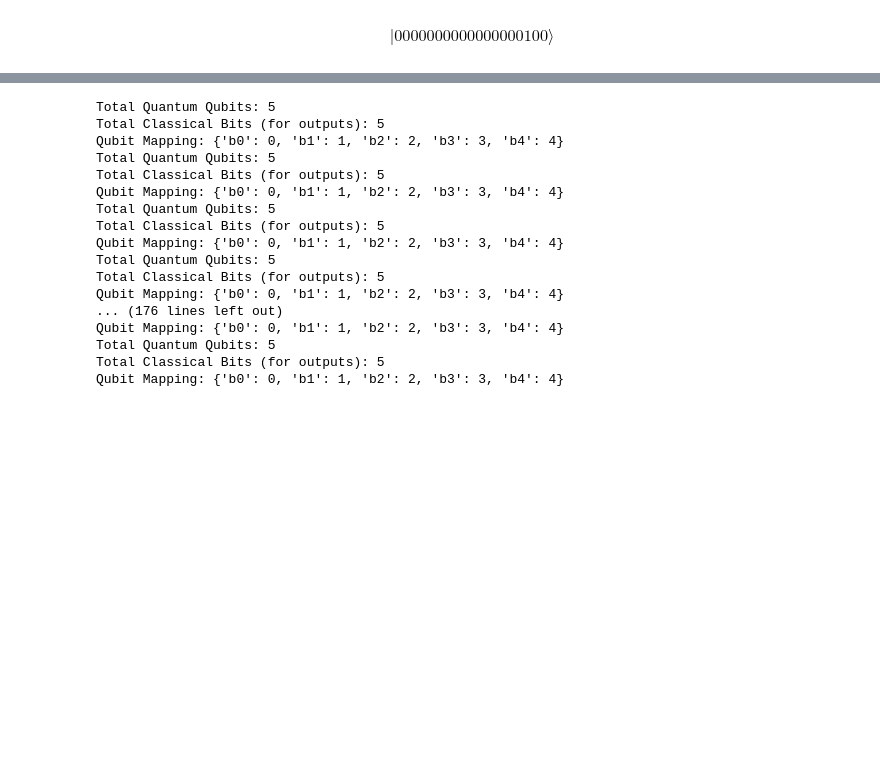
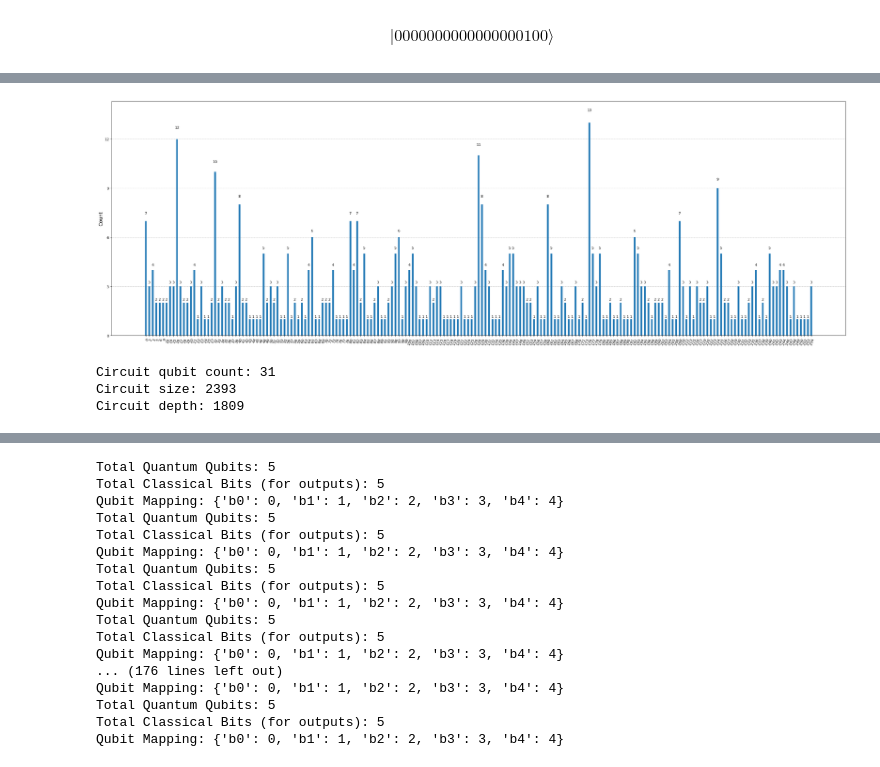
Before and after one commit to Flirm/quantum-circuits-implementation, a Jupyter notebook: implementations/windowed_arithmetic/notebooks/windowed_a.ipynb, the cells around one changed output, grey strips where cells are left out. Saved outputs shown, nothing was run; the diff lists cells and outputs as text; code cells hidden in the pictures; blank space fills up the shorter version.

```diff
--- a/implementations/windowed_arithmetic/notebooks/windowed_a.ipynb
+++ b/implementations/windowed_arithmetic/notebooks/windowed_a.ipynb
@@ -2773,3 +2771,8 @@ Qubit Mapping: {'b0': 0, 'b1': 1, 'b2': 2, 'b3': 3, 'b4': 4}
+# %%
+result = job.result()[0].data.reg_classic.get_int_counts()
+plot_histogram(result, figsize=[30,10])
+# %% [output]
+[figure, added]
 # %%
 from qiskit_aer import QasmSimulator
 
@@ -2778,12 +2781,20 @@ backend1 = QasmSimulator()
 backend1.set_max_qubits(31)
 qc1 = transpile(qc, backend=backend1)
 
+print(f"Circuit qubit count: {qc1.num_qubits}")
+print(f"Circuit size: {qc1.size()}")
+print(f"Circuit depth: {qc1.depth()}")
+
 from qiskit_ibm_runtime import SamplerV2 as Sampler
 
 sampler = Sampler(backend1)
 job = sampler.run([qc1], shots=1024)
 
 counts = job.result()[0].data.reg_classic.get_int_counts()
+# %% [output]
+Circuit qubit count: 31
+Circuit size: 2393
+Circuit depth: 1809
 # %%
 from qiskit.visualization import plot_histogram
 
```
Also changed, not shown: parts of 10 cells of this notebook, 1 other file.
